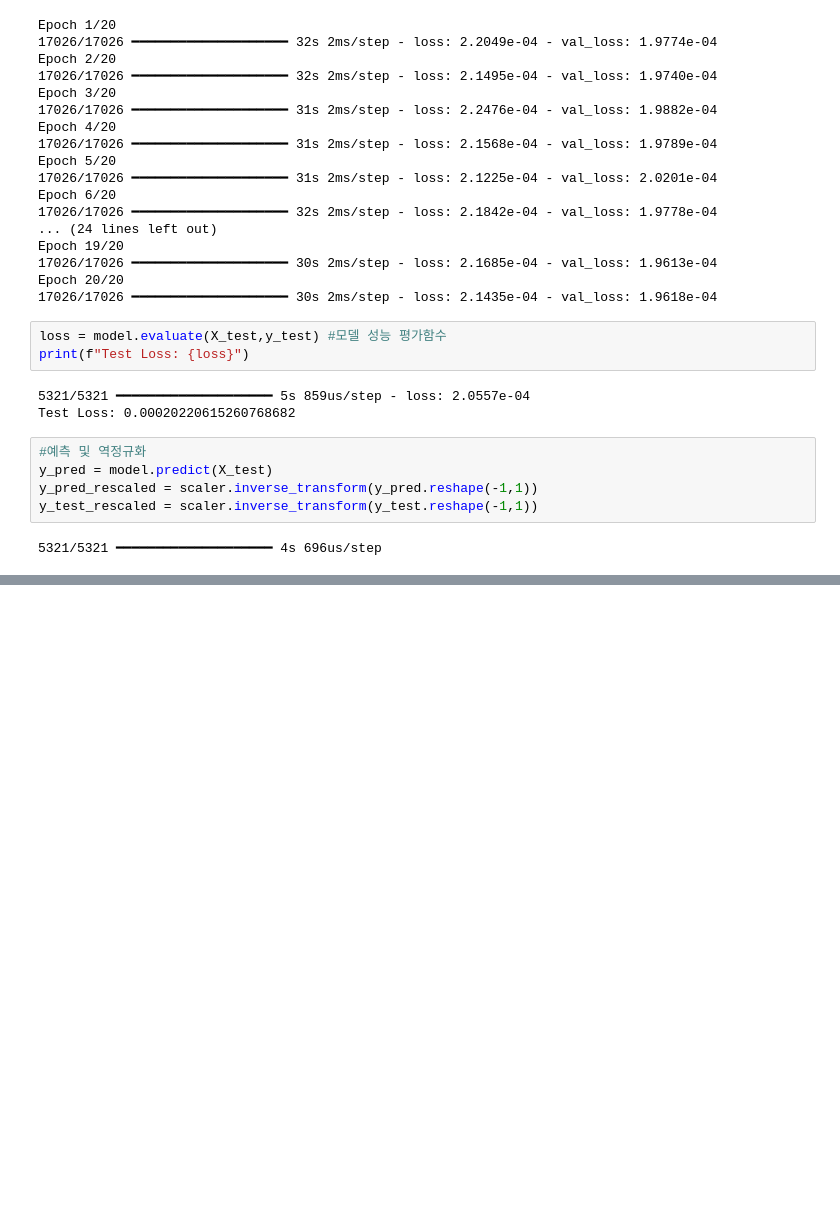
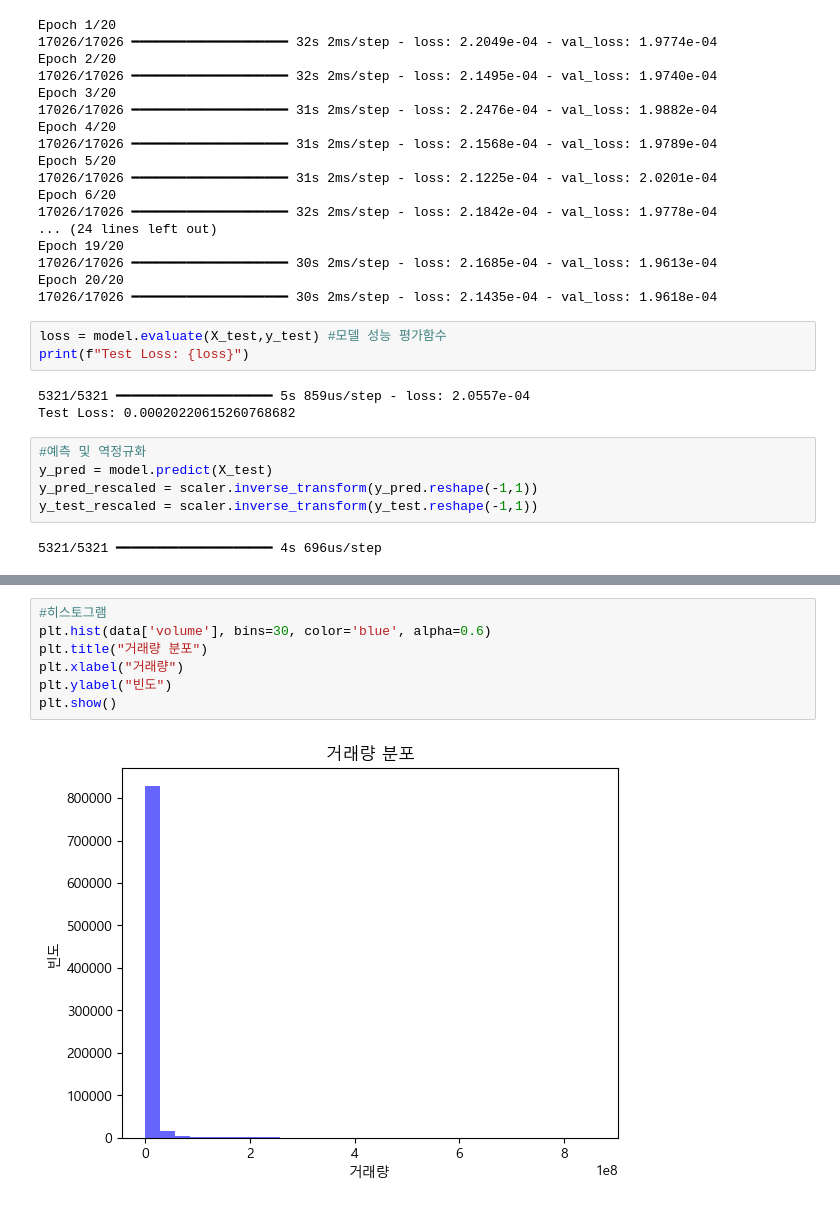
Before and after one commit to WhitebearM/ai_study, a Jupyter notebook: ai_project/fundamentals.ipynb, the cells around one changed output, grey strips where cells are left out. Drawn from its saved outputs; the diff is of its cells as text; blank space fills up the shorter version.

```diff
--- a/ai_project/fundamentals.ipynb
+++ b/ai_project/fundamentals.ipynb
@@ -84,3 +108,12 @@ y_test_rescaled = scaler.inverse_transform(y_test.reshape(-1,1))
+# %%
+#히스토그램
+plt.hist(data['volume'], bins=30, color='blue', alpha=0.6)
+plt.title("거래량 분포")
+plt.xlabel("거래량")
+plt.ylabel("빈도")
+plt.show()
+# %% [output]
+[figure, added]
 # %%
 # 시각화: 실제 거래량과 예측 거래량 비교
 plt.figure(figsize=(10, 6))
```
Also changed, not shown: parts of 5 cells of this notebook.
